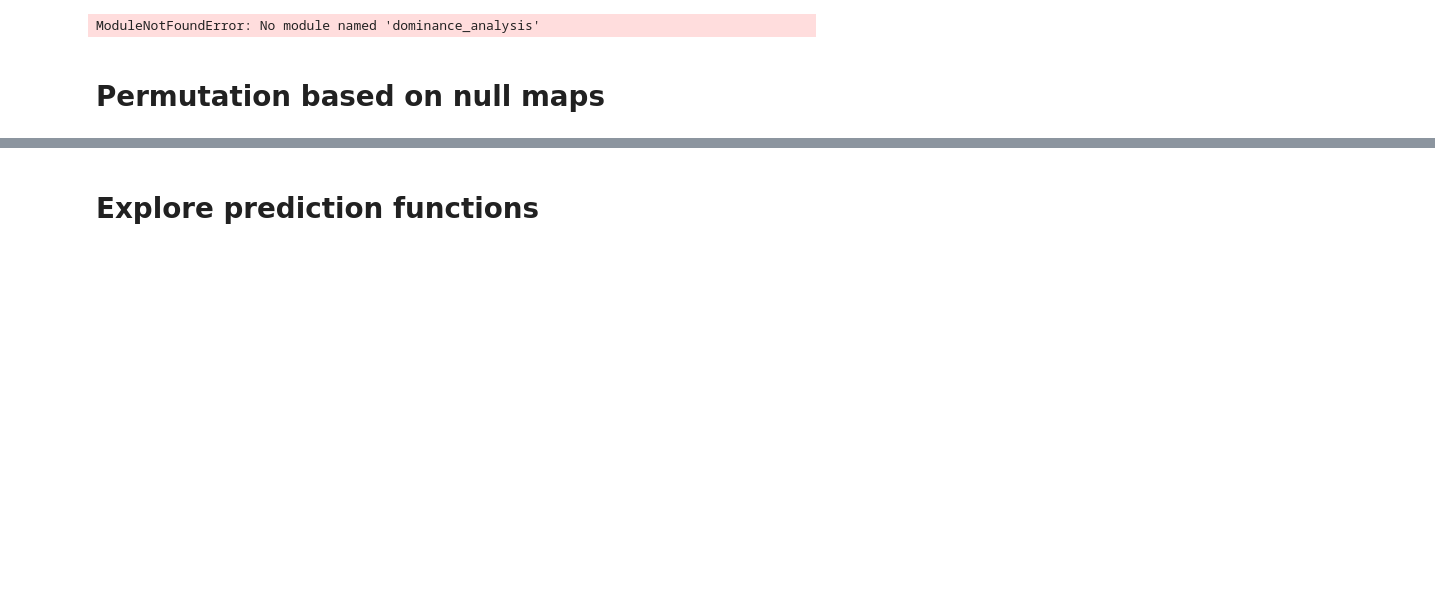
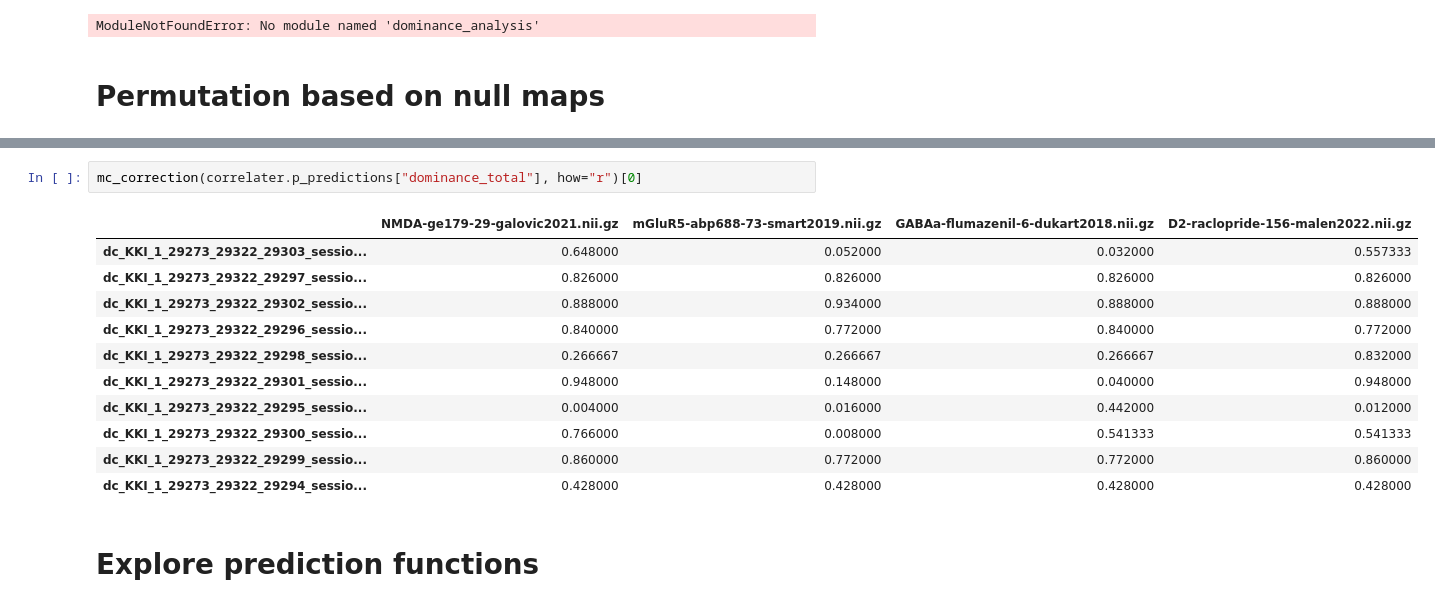
Before and after one commit to LeonDLotter/JuSpyce, a Jupyter notebook: testing/test_api.ipynb, the cells around one changed output, grey strips where cells are left out. Drawn from its saved outputs; the diff is of its cells as text; blank space fills up the shorter version.

```diff
--- a/testing/test_api.ipynb
+++ b/testing/test_api.ipynb
@@ -611,6 +642,20 @@ correlater.p_predictions["dominance_total-fdr_bh"]
 | dc_KKI_1_29273_29322_29300_sessio... | 0.905263 | 0.040000 | 0.707200 | 0.672941 |
 | dc_KKI_1_29273_29322_29299_sessio... | 0.905263 | 0.707200 | 0.658462 | 0.905263 |
 | dc_KKI_1_29273_29322_29294_sessio... | 0.707200 | 0.668571 | 0.672941 | 0.707200 |
+# %%
+mc_correction(correlater.p_predictions["dominance_total"], how="r")[0]
+# %% [output]
+|  | NMDA-ge179-29-galovic2021.nii.gz | mGluR5-abp688-73-smart2019.nii.gz | GABAa-flumazenil-6-dukart2018.nii.gz | D2-raclopride-156-malen2022.nii.gz |
+| dc_KKI_1_29273_29322_29303_sessio... | 0.648000 | 0.052000 | 0.032000 | 0.557333 |
+| dc_KKI_1_29273_29322_29297_sessio... | 0.826000 | 0.826000 | 0.826000 | 0.826000 |
+| dc_KKI_1_29273_29322_29302_sessio... | 0.888000 | 0.934000 | 0.888000 | 0.888000 |
+| dc_KKI_1_29273_29322_29296_sessio... | 0.840000 | 0.772000 | 0.840000 | 0.772000 |
+| dc_KKI_1_29273_29322_29298_sessio... | 0.266667 | 0.266667 | 0.266667 | 0.832000 |
+| dc_KKI_1_29273_29322_29301_sessio... | 0.948000 | 0.148000 | 0.040000 | 0.948000 |
+| dc_KKI_1_29273_29322_29295_sessio... | 0.004000 | 0.016000 | 0.442000 | 0.012000 |
+| dc_KKI_1_29273_29322_29300_sessio... | 0.766000 | 0.008000 | 0.541333 | 0.541333 |
+| dc_KKI_1_29273_29322_29299_sessio... | 0.860000 | 0.772000 | 0.772000 | 0.860000 |
+| dc_KKI_1_29273_29322_29294_sessio... | 0.428000 | 0.428000 | 0.428000 | 0.428000 |
 # %% [markdown]
 # Explore prediction functions
 # %% [markdown]
```
Also changed, not shown: parts of 2 cells of this notebook, 5 other files.
